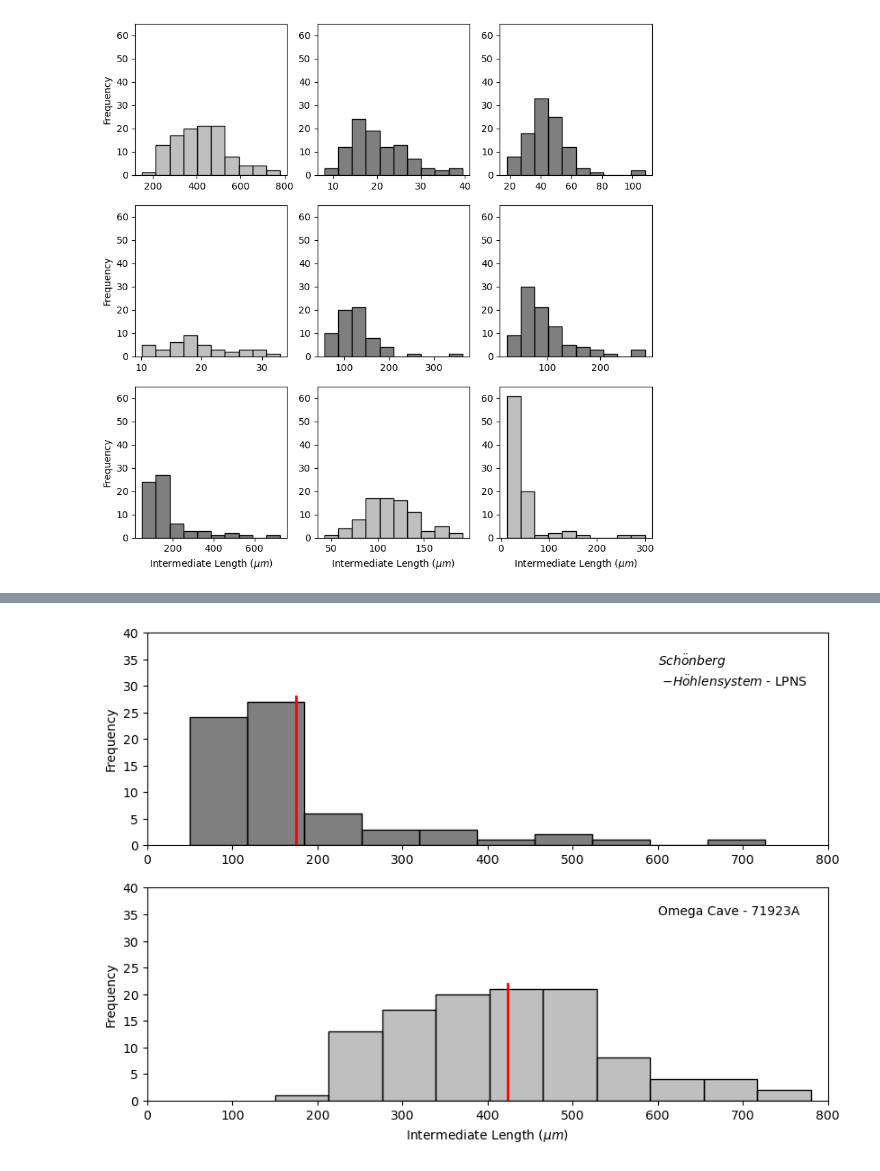
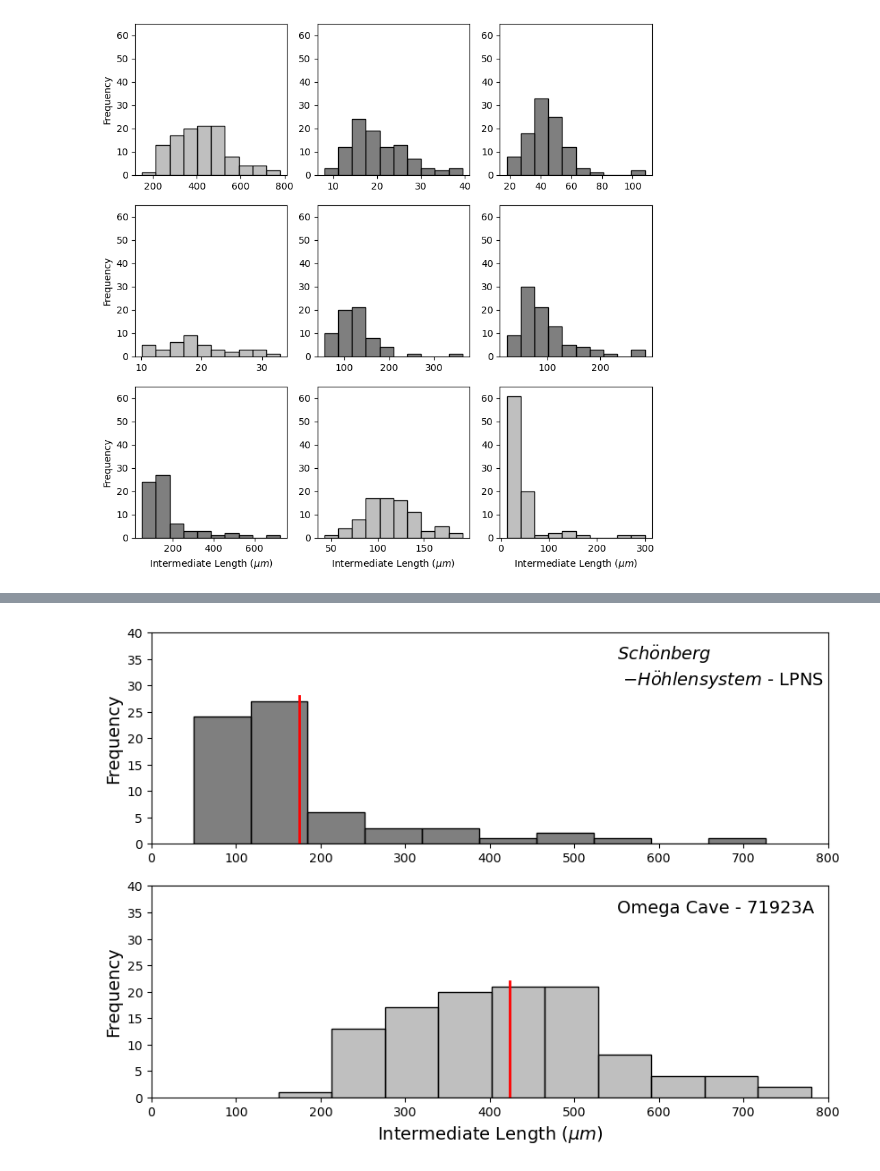
Before and after one commit to ethanoleson/Scallop_code, a Jupyter notebook: grain_size/grain_size.ipynb, the cells around one changed output, grey strips where cells are left out. Cells and saved outputs as stored; diff of their text form; code cells hidden in the pictures.

```diff
--- a/grain_size/grain_size.ipynb
+++ b/grain_size/grain_size.ipynb
@@ -293,27 +293,27 @@ plt.show()
 # %%
 fig, axes =plt.subplots(2,1, figsize =(9.75, 6.75))
 
 #SH - no scallops
 sns.histplot(lpns, x = lpns['Height (µm)'], bins = 10, color = 'black', alpha = 0.5, ax = axes[0])
 axes[0].plot([lpns_mean, lpns_mean], [0,28], linewidth = 2, color = 'red', label = 'mean size')
-axes[0].set_ylabel('Frequency')
+axes[0].set_ylabel('Frequency', fontsize = 14)
 axes[0].set_xlabel('')
 axes[0].set_ylim(0,40)
 axes[0].set_xlim(0,800)
-axes[0].text(600,30, '$ Sch \ddot{o} nberg$ \n $-H \ddot{o}hlensystem$ - LPNS')
+axes[0].text(550,30, '$ Sch \ddot{o} nberg$ \n $-H \ddot{o}hlensystem$ - LPNS', fontsize = 14)
 
 #Omega Limestone
 sns.histplot(Omega71923A, x = Omega71923A['Height (µm)'], bins = 10, color = 'gray', alpha = 0.5, ax = axes[1])
 axes[1].plot([Omega71923A_mean, Omega71923A_mean], [0,22], linewidth = 2, color = 'red', label = 'mean size')
-axes[1].set_ylabel('Frequency')
+axes[1].set_ylabel('Frequency', fontsize = 14)
 axes[1].set_xlabel('')
 axes[1].set_ylim(0,40)
 axes[1].set_xlim(0,800)
-axes[1].set_xlabel('Intermediate Length ($\mu m$)')
-axes[1].text(600,35, 'Omega Cave - 71923A')
+axes[1].set_xlabel('Intermediate Length ($\mu m$)', fontsize = 14)
+axes[1].text(550,35, 'Omega Cave - 71923A', fontsize = 14)
 
-#plt.savefig('allochem_sizes_plate_3.png', dpi =600)
+plt.savefig('allochem_sizes_plate_3.png', dpi =600)
 
 plt.show()
 # %% [output]
-[figure, old version]
+[figure, new version]
```
Also changed, not shown: parts of 3 cells of this notebook, 4 other files.
